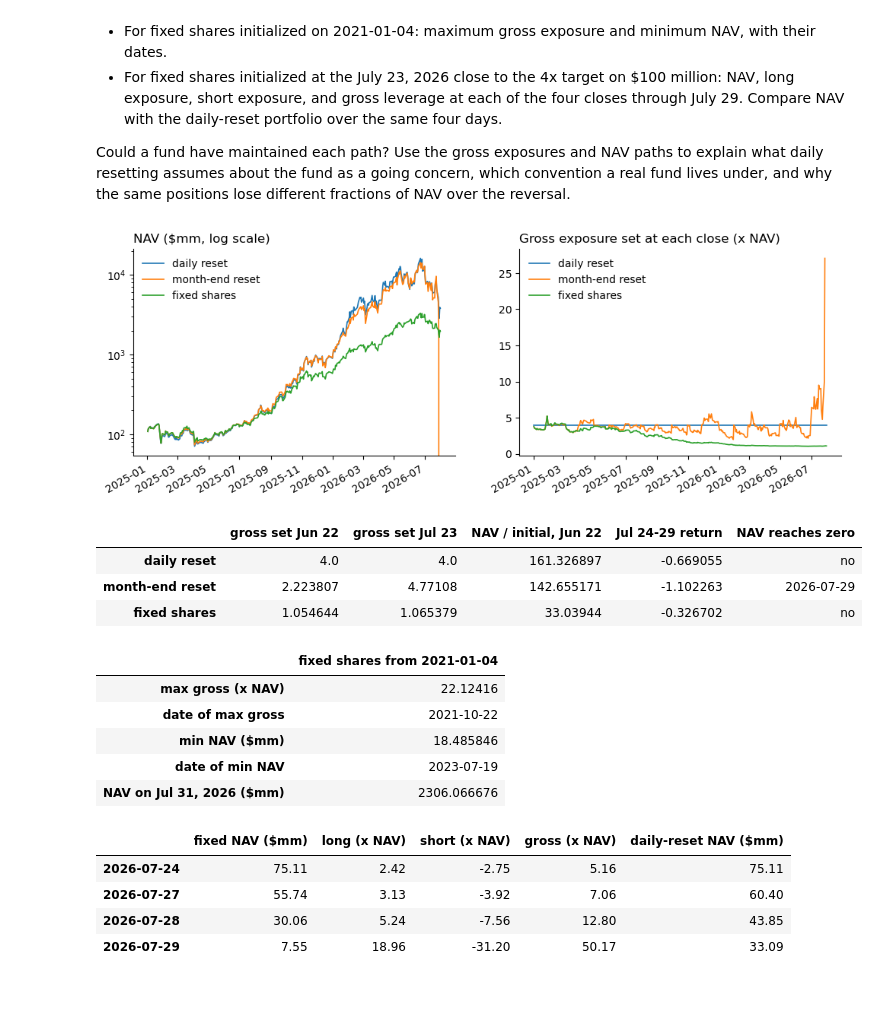
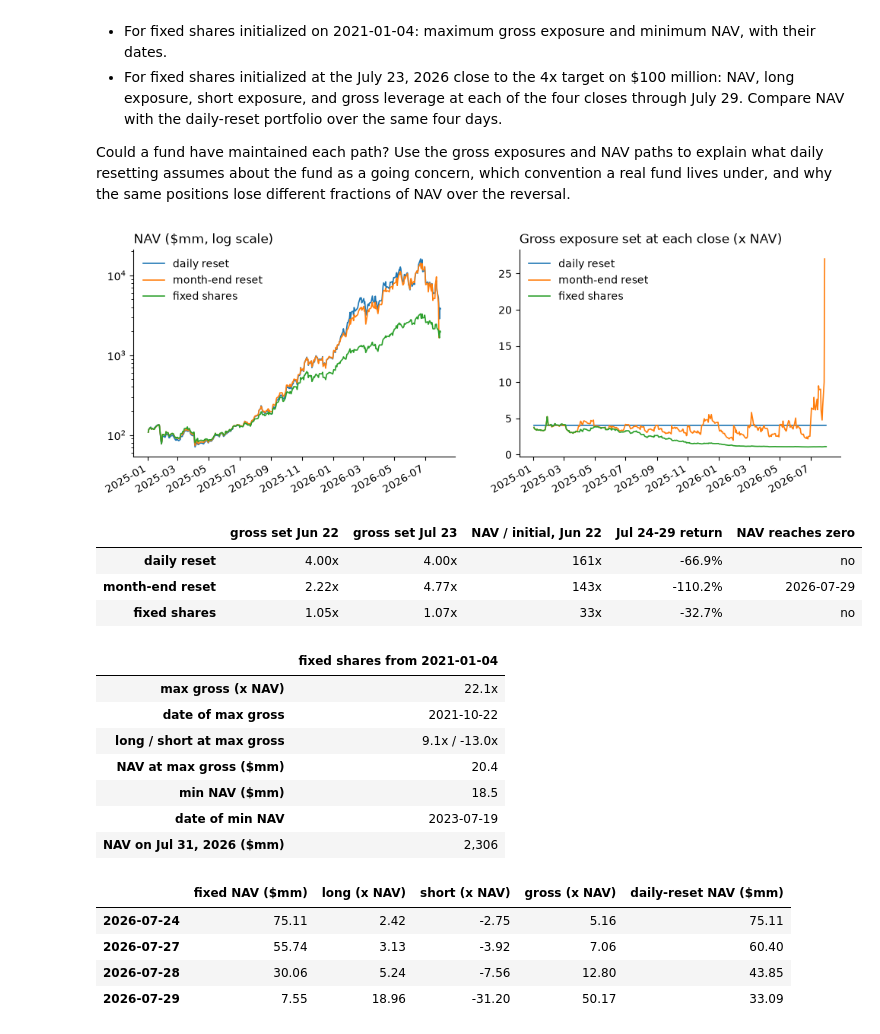
Before and after one commit to lucasalbinlazcano/ContextualAlertness, a Jupyter notebook: notebook/project_merged.ipynb, the cells around one changed output. Drawn from its saved outputs; the diff is of its cells as text; code cells hidden in the pictures; blank space fills up the shorter version.

```diff
--- a/notebook/project_merged.ipynb
+++ b/notebook/project_merged.ipynb
@@ -348,7 +345,7 @@ Gross exposure is measured at each close for the following day. Report:
 Could a fund have maintained each path? Use the gross exposures and NAV paths to explain what daily resetting assumes about the fund as a going concern, which convention a real fund lives under, and why the same positions lose different fractions of NAV over the reversal.
 # %%
 def simulate(rets, rebalance_dates, nav0=100e6):
-    """Dollar book: positions drift with returns, cash earns nothing, reset to target on rebalance dates."""
+    '''Dollar book: positions drift with returns, cash earns nothing, reset to target on rebalance dates.'''
     position = weights * nav0
     nav = nav0
     path = []
@@ -356,65 +353,73 @@ def simulate(rets, rebalance_dates, nav0=100e6):
         nav += (position * r).sum()
         position = position * (1 + r)
         if nav <= 0:
-            path.append((date, nav, np.nan, np.nan, np.nan))
+            path.append((date, nav, np.nan, np.nan, np.nan, np.nan))
             break
+        turnover = 0.0
         if date in rebalance_dates:
+            turnover = (weights * nav - position).abs().sum() / nav   # dollars traded at the reset, x NAV
             position = weights * nav
         long_exp, short_exp = position[LONGS].sum(), position[SHORTS].sum()
-        #leverage: long leverage, short leverage, gross leverage=(long-short)/NAV
-        path.append((date, nav, long_exp / nav, short_exp / nav, (long_exp - short_exp) / nav))
-    return pd.DataFrame(path, columns=['date', 'nav', 'long', 'short', 'gross']).set_index('date')
+        path.append((date, nav, long_exp / nav, short_exp / nav, (long_exp - short_exp) / nav, turnover))
+    return pd.DataFrame(path, columns=['date', 'nav', 'long', 'short', 'gross', 'turnover']).set_index('date')
 
 rets_2025 = design_returns.loc[REPORT_START:, NAMES]
 month_ends = rets_2025.index.to_series().groupby(rets_2025.index.to_period('M')).max()
 rules = {
     'daily reset': simulate(rets_2025, set(rets_2025.index)),
     'month-end reset': simulate(rets_2025, set(month_ends)),
     'fixed shares': simulate(rets_2025, set()),
 }
 
 fig, axes = plt.subplots(1, 2, figsize=(12, 4))
 for name, path in rules.items():
-    (path['nav'] / 1e6).plot(ax=axes[0], label=name, lw=1.2)
-    path['gross'].plot(ax=axes[1], label=name, lw=1.2)
+    alive = path[path['nav'] > 0]
+    (alive['nav'] / 1e6).plot(ax=axes[0], label=name, lw=1.2)
+    alive['gross'].plot(ax=axes[1], label=name, lw=1.2)
 axes[0].set_yscale('log'); axes[0].set_title('NAV ($mm, log scale)', loc='left')
 axes[1].set_title('Gross exposure set at each close (x NAV)', loc='left')
 for ax in axes:
     ax.legend(frameon=False); ax.set_xlabel(''); ax.spines[['top', 'right']].set_visible(False)
 plt.show()
 
 summary_2_1 = {}
 for name, path in rules.items():
     hit_zero = path.index[path['nav'] <= 0]
     summary_2_1[name] = {
         'gross set Jun 22': path.loc['2026-06-22', 'gross'],
         'gross set Jul 23': path.loc['2026-07-23', 'gross'],
         'NAV / initial, Jun 22': path.loc['2026-06-22', 'nav'] / 100e6,
         'Jul 24-29 return': path.loc['2026-07-29', 'nav'] / path.loc['2026-07-23', 'nav'] - 1,
         'NAV reaches zero': hit_zero[0].date() if len(hit_zero) else 'no',
     }
-pd.DataFrame(summary_2_1).T
+pd.DataFrame(summary_2_1).T.style.format({'gross set Jun 22': '{:.2f}x', 'gross set Jul 23': '{:.2f}x',
+                                         'NAV / initial, Jun 22': '{:.0f}x', 'Jul 24-29 return': '{:.1%}'})
 # %% [output]
-[figure, old version]
+[figure, new version]
 |  | gross set Jun 22 | gross set Jul 23 | NAV / initial, Jun 22 | Jul 24-29 return | NAV reaches zero |
-| daily reset | 4.0 | 4.0 | 161.326897 | -0.669055 | no |
-| month-end reset | 2.223807 | 4.77108 | 142.655171 | -1.102263 | 2026-07-29 |
-| fixed shares | 1.054644 | 1.065379 | 33.03944 | -0.326702 | no |
+| daily reset | 4.00x | 4.00x | 161x | -66.9% | no |
+| month-end reset | 2.22x | 4.77x | 143x | -110.2% | 2026-07-29 |
+| fixed shares | 1.05x | 1.07x | 33x | -32.7% | no |
 # %%
-#fixed shars from 2021-01-04, no rebalancing
+# fixed shares from 2021-01-04 (positions set at the Dec 31, 2020 close, as in the 2025 start), no rebalancing
 fixed_2021 = simulate(design_returns.loc['2021-01-04':, NAMES], set())
+d_max, d_min = fixed_2021['gross'].idxmax(), fixed_2021['nav'].idxmin()
 pd.Series({
-    'max gross (x NAV)': fixed_2021['gross'].max(), 'date of max gross': fixed_2021['gross'].idxmax().date(),
-    'min NAV ($mm)': fixed_2021['nav'].min() / 1e6, 'date of min NAV': fixed_2021['nav'].idxmin().date(),
-    'NAV on Jul 31, 2026 ($mm)': fixed_2021['nav'].iloc[-1] / 1e6,
+    'max gross (x NAV)': f"{fixed_2021.loc[d_max, 'gross']:.1f}x", 'date of max gross': d_max.date(),
+    'long / short at max gross': f"{fixed_2021.loc[d_max, 'long']:.1f}x / {fixed_2021.loc[d_max, 'short']:.1f}x",
+    'NAV at max gross ($mm)': f"{fixed_2021.loc[d_max, 'nav'] / 1e6:.1f}",
+    'min NAV ($mm)': f"{fixed_2021.loc[d_min, 'nav'] / 1e6:.1f}", 'date of min NAV': d_min.date(),
+    'NAV on Jul 31, 2026 ($mm)': f"{fixed_2021['nav'].iloc[-1] / 1e6:,.0f}",
 }).to_frame('fixed shares from 2021-01-04')
 # %% [output]
 |  | fixed shares from 2021-01-04 |
-| max gross (x NAV) | 22.12416 |
+| max gross (x NAV) | 22.1x |
 | date of max gross | 2021-10-22 |
-| min NAV ($mm) | 18.485846 |
+| long / short at max gross | 9.1x / -13.0x |
+| NAV at max gross ($mm) | 20.4 |
+| min NAV ($mm) | 18.5 |
 | date of min NAV | 2023-07-19 |
-| NAV on Jul 31, 2026 ($mm) | 2306.066676 |
+| NAV on Jul 31, 2026 ($mm) | 2,306 |
 # %%
 reversal_rets = design_returns.loc['2026-07-24':'2026-07-29', NAMES]
 fixed_jul = simulate(reversal_rets, set()) #fixed shares from July 24, 2026
```
Also changed, not shown: parts of 33 cells of this notebook.
